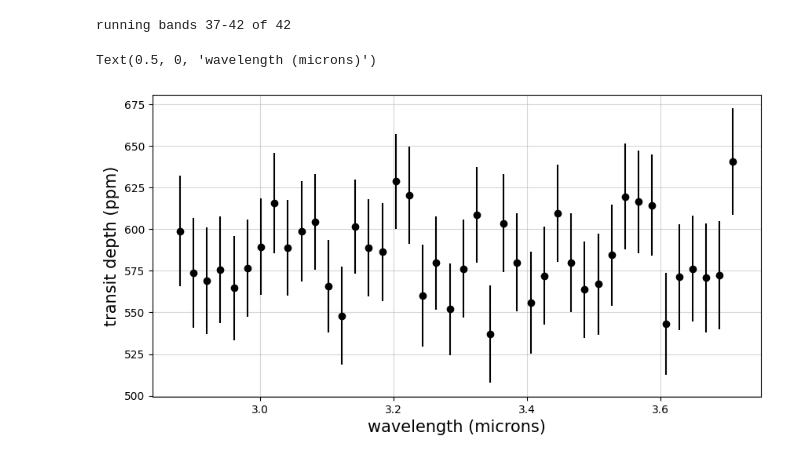
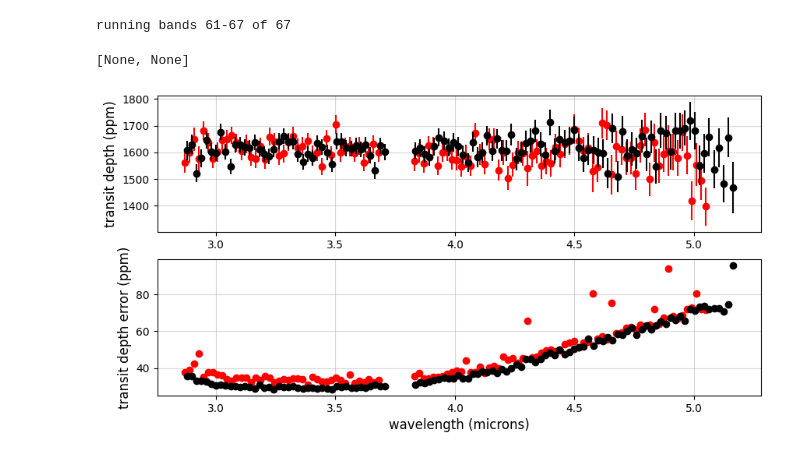
Before and after one commit to tagordon/fitspec, a Jupyter notebook: demo.ipynb, the cells around one changed output. Drawn from its saved outputs; the diff is of its cells as text; code cells hidden in the pictures.

```diff
--- a/demo.ipynb
+++ b/demo.ipynb
@@ -135,35 +182,56 @@ else:
 # to zero here. As above, you can also include additional
 # vectors for detrending by passing an argument for
 # detrending_vectors.
-
-chains, bin_wavs = fit_spec(
+fit_spec_wrapper = lambda result: fit_spec(
     result,
     wav_per_bin=0.02,
     samples=10000,
     burnin=5000,
     nproc=12,
-    n_pca_components_spec=2,
-    #detrending_vectors=np.array([xshift, yshift]).T,
+    n_pca_components_spec=0,
     save_chains=False,
-    return_chains=True
+    return_chains=True,
+    gp=False
 )
+
+chains_nrs1, wavs_nrs1 = fit_spec_wrapper(results_nrs1)
+chains_nrs2, wavs_nrs2 = fit_spec_wrapper(results_nrs2)
 # %% [output]
-running bands 37-42 of 42
+running bands 61-67 of 67
 # %%
 # plot the spectrum!
+from astropy.io import ascii
 
-rp = np.array([np.mean(chain.get_chain()[:, :, 0], axis=(0, 1)) for chain in chains])
-err = np.array([np.std(chain.get_chain()[:, :, 0], axis=(0, 1)) for chain in chains])
+nw = ascii.read('other_spectra/NW_' + '175.01' + '_' + 'T1' + '.csv')
+wav_nw = nw['Wavelength(microns)']
+dep_nw = nw['(Rp/R*)^2']
+err_nw = nw['Error']
 
-dep = rp**2 * 1e6
-dep_err = 2 * rp * err * 1e6
+fig, axs = plt.subplots(2, 1, figsize=(10, 5))
 
-plt.figure(figsize=(10, 5))
-plt.plot(bin_wavs, dep, 'ko')
-plt.errorbar(bin_wavs, dep, yerr=dep_err, color='k', ls='none')
-plt.grid(alpha=0.5)
-plt.ylabel('transit depth (ppm)', fontsize=15)
-plt.xlabel('wavelength (microns)', fontsize=15)
+axs[0].plot(wav_nw, dep_nw * 1e6, 'ro')
+axs[0].errorbar(wav_nw, dep_nw * 1e6, yerr=err_nw * 1e6, color='r', ls='none')
+axs[1].plot(wav_nw, err_nw * 1e6, 'ro')
+
+#fig, axs = plt.subplots(2, 1, figsize=(10, 5))
+for bin_wavs, chains in zip([wavs_nrs1, wavs_nrs2], [chains_nrs1, chains_nrs2]):
+
+    rp = np.array([np.mean(chain.get_chain()[:, :, 0], axis=(0, 1)) for chain in chains])
+    err = np.array([np.std(chain.get_chain()[:, :, 0], axis=(0, 1)) for chain in chains])
+
+    dep = rp**2 * 1e6
+    dep_err = 2 * rp * err * 1e6
+
+    axs[0].plot(bin_wavs, dep, 'ko')
+    axs[0].errorbar(bin_wavs, dep, yerr=dep_err, color='k', ls='none')
+
+    axs[1].plot(bin_wavs, dep_err, 'ko')
+
+axs[0].set_ylabel('transit depth (ppm)', fontsize=12)
+
+axs[1].set_ylabel('transit depth error (ppm)', fontsize=12)
+axs[1].set_xlabel('wavelength (microns)', fontsize=12)
+[ax.grid(alpha=0.5) for ax in axs]
 # %% [output]
-Text(0.5, 0, 'wavelength (microns)')
+[None, None]
-[figure, old version]
+[figure, new version]
```
Also changed, not shown: parts of 5 cells of this notebook, 4 other files.
